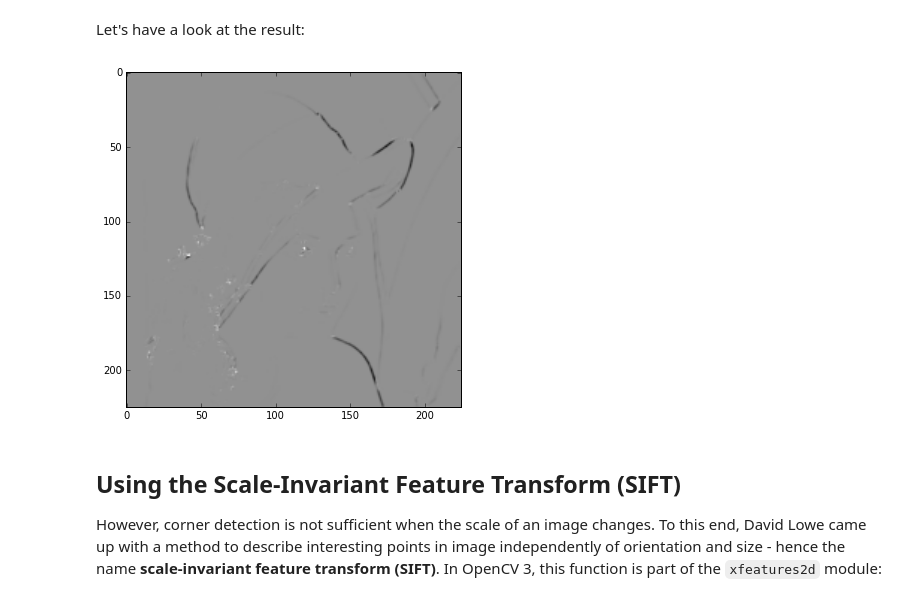
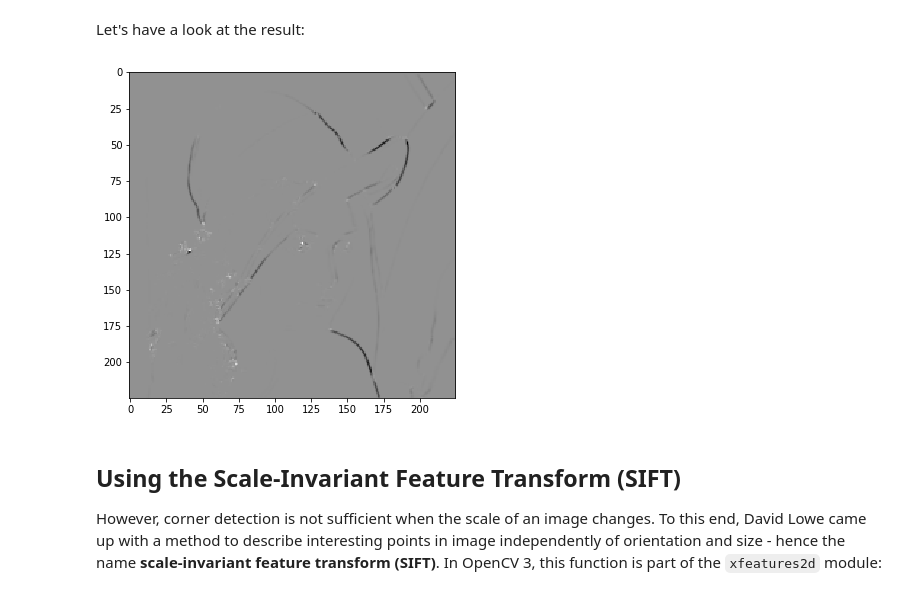
Before and after one commit to mbeyeler/opencv-machine-learning, a Jupyter notebook: notebooks/04.05-Representing-Images.ipynb, the cells around one changed output. Saved outputs shown, nothing was run; the diff lists cells and outputs as text; code cells hidden in the pictures.

```diff
--- a/notebooks/04.05-Representing-Images.ipynb
+++ b/notebooks/04.05-Representing-Images.ipynb
@@ -107,10 +107,10 @@ corners = cv2.cornerHarris(img_gray, 2, 3, 0.04)
 # %% [markdown]
 Let's have a look at the result:
 # %%
-plt.figure(figsize=(10, 6))
+plt.figure(figsize=(12, 6))
 plt.imshow(corners, cmap='gray');
 # %% [output]
-[figure, old version]
+[figure, new version]
 # %% [markdown]
 ## Using the Scale-Invariant Feature Transform (SIFT)
 
```
Also changed, not shown: parts of 3 cells of this notebook, 34 other files.
